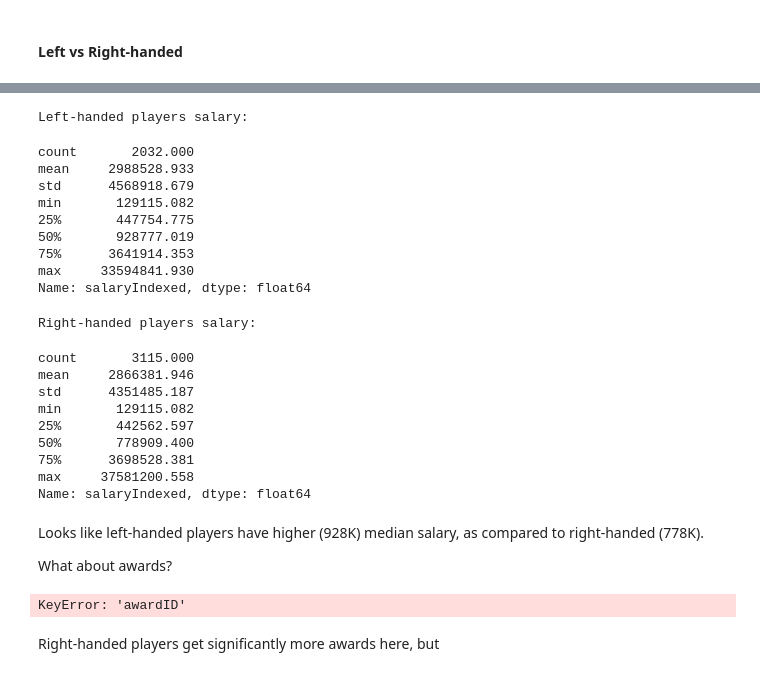
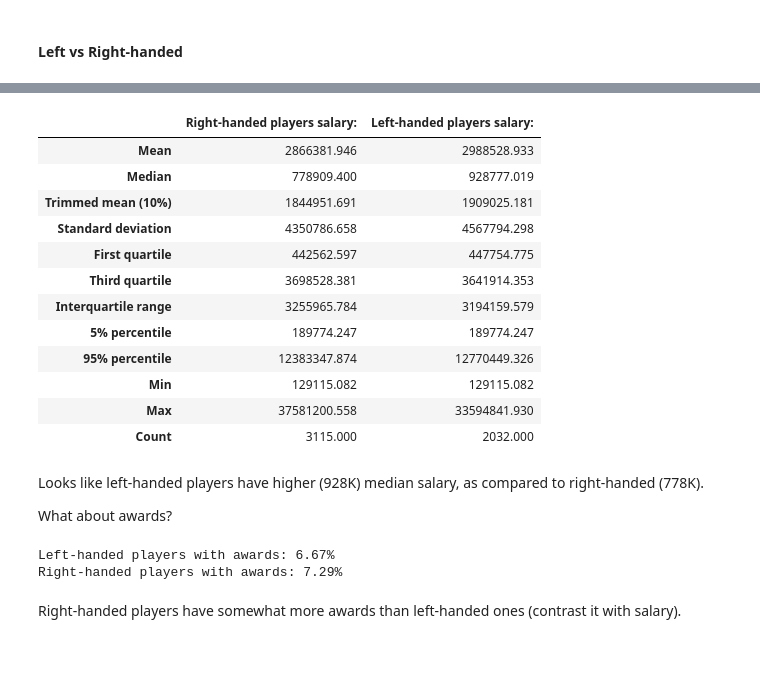
Before and after one commit to rshest/data-analyst-projects, a Jupyter notebook: p2.investigate-a-dataset/p2.investigate-a-dataset.ipynb, the cells around one changed output, grey strips where cells are left out. Saved outputs shown, nothing was run; the diff lists cells and outputs as text; code cells hidden in the pictures.

```diff
--- a/p2.investigate-a-dataset/p2.investigate-a-dataset.ipynb
+++ b/p2.investigate-a-dataset/p2.investigate-a-dataset.ipynb
@@ -602,45 +625,41 @@ Now we can, for example, compare how much earn left-handed players vs the right-
 # %%
 use_left_hand = (MASTER['bats'] != 'R') | (MASTER['throws'] != 'R')
 
 lh_players = MASTER[use_left_hand]
 rh_players = MASTER[~use_left_hand]
 
-print("Left-handed players salary:")
-disp.display(lh_players['salaryIndexed'].describe())
-print("Right-handed players salary:")
-disp.display(rh_players['salaryIndexed'].describe())
+display_stats({
+    'Left-handed players salary:':
+    lh_players['salaryIndexed'],
+    'Right-handed players salary:':
+    rh_players['salaryIndexed']
+})
 # %% [output]
-Left-handed players salary:
-count       2032.000
-mean     2988528.933
-std      4568918.679
-min       129115.082
-25%       447754.775
-50%       928777.019
-75%      3641914.353
-max     33594841.930
-Name: salaryIndexed, dtype: float64
-Right-handed players salary:
-count       3115.000
-mean     2866381.946
-std      4351485.187
-min       129115.082
-25%       442562.597
-50%       778909.400
-75%      3698528.381
-max     37581200.558
-Name: salaryIndexed, dtype: float64
+|  | Right-handed players salary: | Left-handed players salary: |
+| Mean | 2866381.946 | 2988528.933 |
+| Median | 778909.400 | 928777.019 |
+| Trimmed mean (10%) | 1844951.691 | 1909025.181 |
+| Standard deviation | 4350786.658 | 4567794.298 |
+| First quartile | 442562.597 | 447754.775 |
+| Third quartile | 3698528.381 | 3641914.353 |
+| Interquartile range | 3255965.784 | 3194159.579 |
+| 5% percentile | 189774.247 | 189774.247 |
+| 95% percentile | 12383347.874 | 12770449.326 |
+| Min | 129115.082 | 129115.082 |
+| Max | 37581200.558 | 33594841.930 |
+| Count | 3115.000 | 2032.000 |
 # %% [markdown]
 Looks like left-handed players have higher (928K) median salary, as compared to right-handed (778K).
 
 What about awards?
 # %%
 def get_awards_percentage(df):
-    return 100.0*len(df['awardID'].dropna())/len(df)
+    return 100.0*len(df[df['awardsWon'] > 0])/len(df)
 
-print("Left-handed players awards: {:.2f}".format(get_awards_percentage(lh_players)))
-print("Right-handed players awards: {:.2f}".format(get_awards_percentage(lh_players)))
+print("Left-handed players with awards: {:.2f}%".format(get_awards_percentage(lh_players)))
+print("Right-handed players with awards: {:.2f}%".format(get_awards_percentage(rh_players)))
 # %% [output]
-KeyError: 'awardID'
+Left-handed players with awards: 6.67%
+Right-handed players with awards: 7.29%
-# %% [markdown]
-Right-handed players get significantly more awards here, but
+# %% [markdown]
+Right-handed players have somewhat more awards than left-handed ones (contrast it with salary).
```
Also changed, not shown: parts of 9 cells of this notebook.
